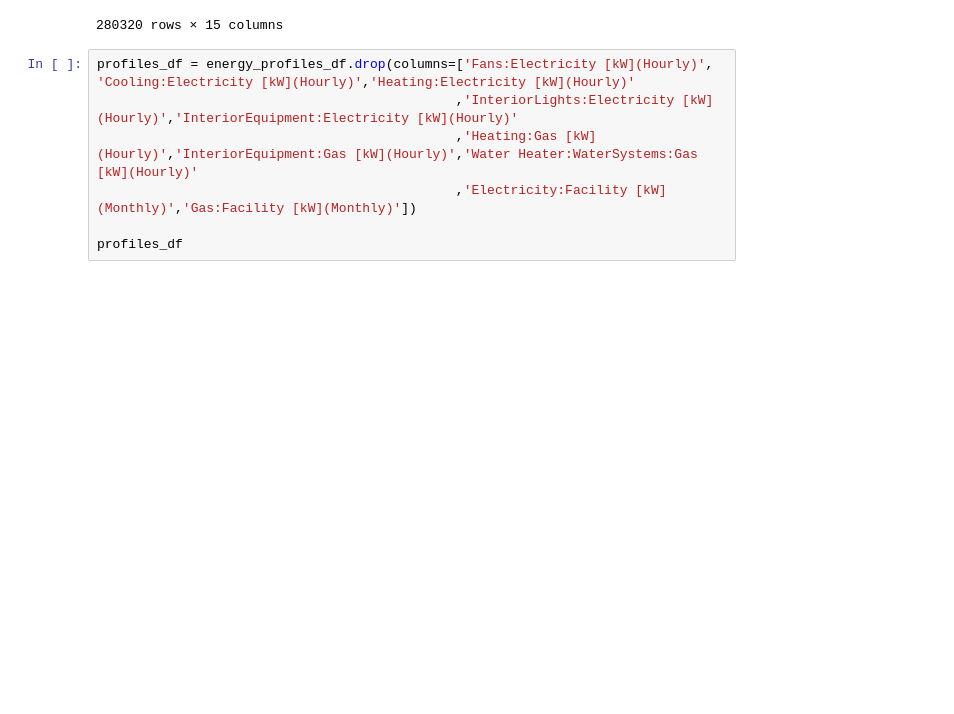
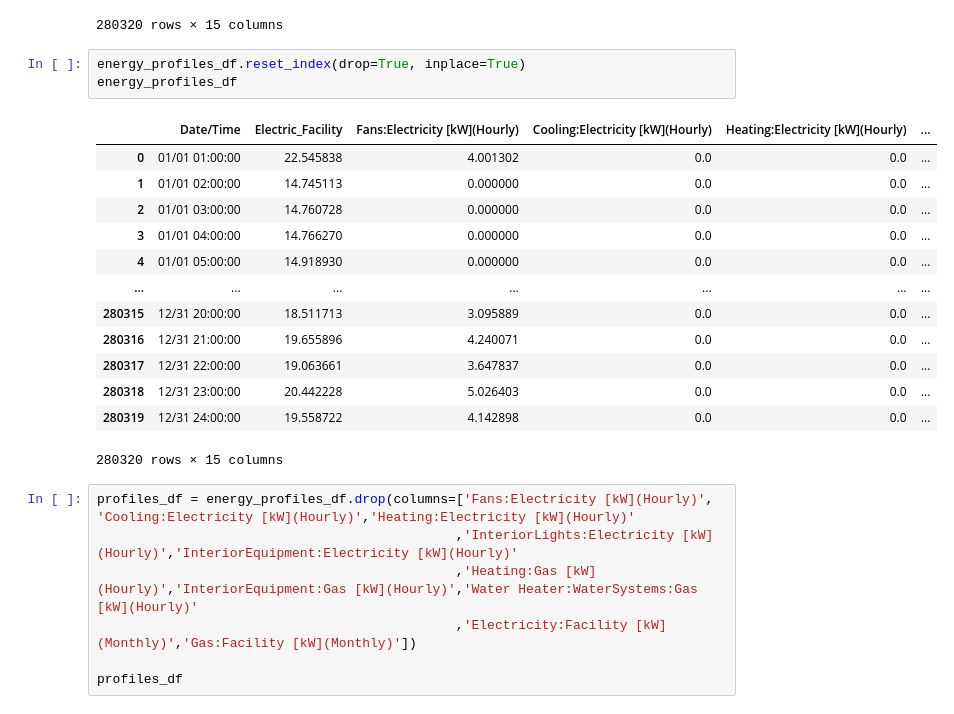
Before and after one commit to dgitts/electric-load-forecasting, a Jupyter notebook: notebooks/jude.ipynb, the cells around one changed output. Saved outputs shown, nothing was run; the diff lists cells and outputs as text; blank space fills up the shorter version.

```diff
--- a/notebooks/jude.ipynb
+++ b/notebooks/jude.ipynb
@@ -91,6 +91,23 @@ energy_profiles_df
 | 8758 | 12/31 23:00:00 | 20.442228 | 5.026403 | 0.0 | 0.0 | ... |
 | 8759 | 12/31 24:00:00 | 19.558722 | 4.142898 | 0.0 | 0.0 | ... |
 280320 rows × 15 columns
+# %%
+energy_profiles_df.reset_index(drop=True, inplace=True)
+energy_profiles_df
+# %% [output]
+|  | Date/Time | Electric_Facility | Fans:Electricity [kW](Hourly) | Cooling:Electricity [kW](Hourly) | Heating:Electricity [kW](Hourly) | ... |
+| 0 | 01/01 01:00:00 | 22.545838 | 4.001302 | 0.0 | 0.0 | ... |
+| 1 | 01/01 02:00:00 | 14.745113 | 0.000000 | 0.0 | 0.0 | ... |
+| 2 | 01/01 03:00:00 | 14.760728 | 0.000000 | 0.0 | 0.0 | ... |
+| 3 | 01/01 04:00:00 | 14.766270 | 0.000000 | 0.0 | 0.0 | ... |
+| 4 | 01/01 05:00:00 | 14.918930 | 0.000000 | 0.0 | 0.0 | ... |
+| ... | ... | ... | ... | ... | ... | ... |
+| 280315 | 12/31 20:00:00 | 18.511713 | 3.095889 | 0.0 | 0.0 | ... |
+| 280316 | 12/31 21:00:00 | 19.655896 | 4.240071 | 0.0 | 0.0 | ... |
+| 280317 | 12/31 22:00:00 | 19.063661 | 3.647837 | 0.0 | 0.0 | ... |
+| 280318 | 12/31 23:00:00 | 20.442228 | 5.026403 | 0.0 | 0.0 | ... |
+| 280319 | 12/31 24:00:00 | 19.558722 | 4.142898 | 0.0 | 0.0 | ... |
+280320 rows × 15 columns
 # %%
 profiles_df = energy_profiles_df.drop(columns=['Fans:Electricity [kW](Hourly)', 'Cooling:Electricity [kW](Hourly)','Heating:Electricity [kW](Hourly)'
                                               ,'InteriorLights:Electricity [kW](Hourly)','InteriorEquipment:Electricity [kW](Hourly)'
```
Also changed, not shown: parts of 2 cells of this notebook.
